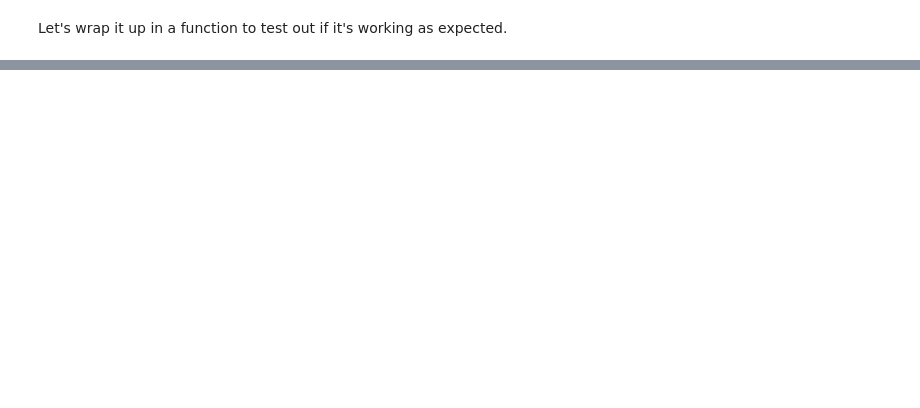
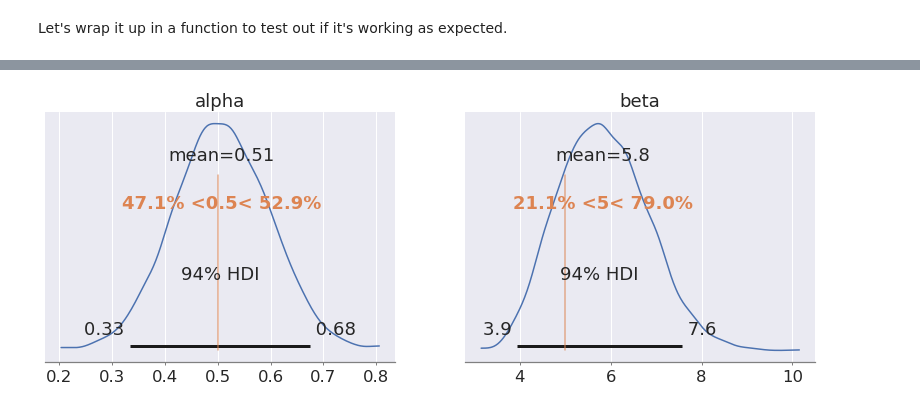
Before and after one commit to ricardoV94/stats, a Jupyter notebook: modelling/RL_PyMC.ipynb, the cells around one changed output, grey strips where cells are left out. Cells and saved outputs as stored; diff of their text form; code cells hidden in the pictures; blank space fills up the shorter version.

```diff
--- a/modelling/RL_PyMC.ipynb
+++ b/modelling/RL_PyMC.ipynb
@@ -387,0 +380,4 @@ az.plot_trace(tr_alt);
+# %%
+az.plot_posterior(tr_alt, ref_val=[true_alpha, true_beta]);
+# %% [output]
+[figure, added]
```
Also changed, not shown: parts of 32 cells of this notebook.
